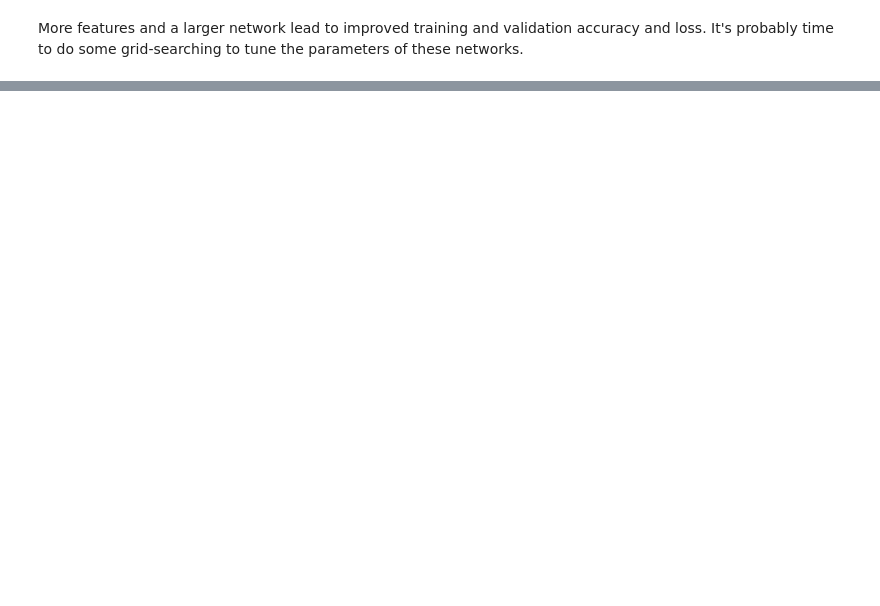
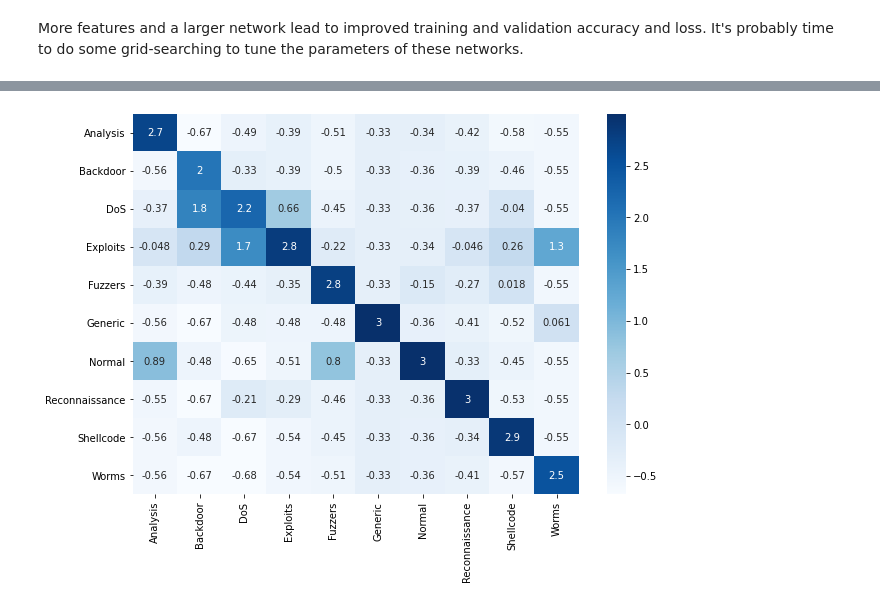
Before and after one commit to pvan1/DATA-606-Capstone, a Jupyter notebook: capstone_phase2_ann.ipynb, the cells around one changed output, grey strips where cells are left out. Drawn from its saved outputs; the diff is of its cells as text; code cells hidden in the pictures; blank space fills up the shorter version.

```diff
--- a/capstone_phase2_ann.ipynb
+++ b/capstone_phase2_ann.ipynb
@@ -357,0 +1349,11 @@ So far, these networks seem to reach their best accuracy around 10-15 epochs of
+# %%
+from sklearn.preprocessing import StandardScaler
+scaler = StandardScaler()
+confmat_df_norm = pd.DataFrame(scaler.fit_transform(confmat_df), index=class_names, columns=class_names)
+# %%
+plt.figure(figsize=(10,7))
+sns.heatmap(data=confmat_df_norm, annot=True, cmap='Blues')
+plt.savefig('ann-adamax-RF-confmat-stdscale.png', dpi=300, bbox_inches='tight')
+files.download('ann-adamax-RF-confmat-stdscale.png')
+plt.show()
+# %% [output]
@@ -357,0 +1362 @@ So far, these networks seem to reach their best accuracy around 10-15 epochs of
+[figure, added]
```
Also changed, not shown: parts of 137 cells of this notebook.
